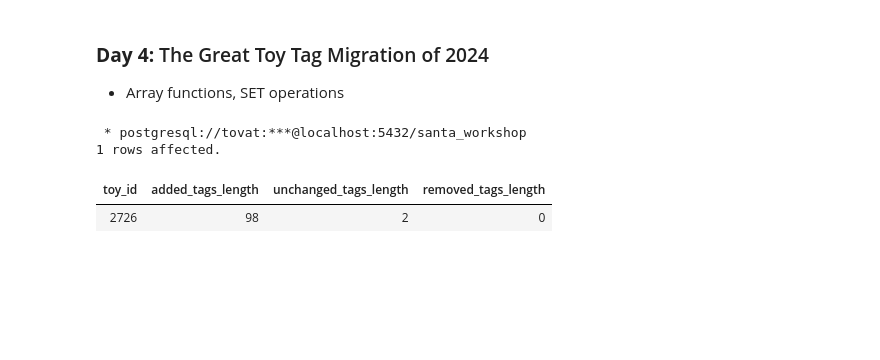
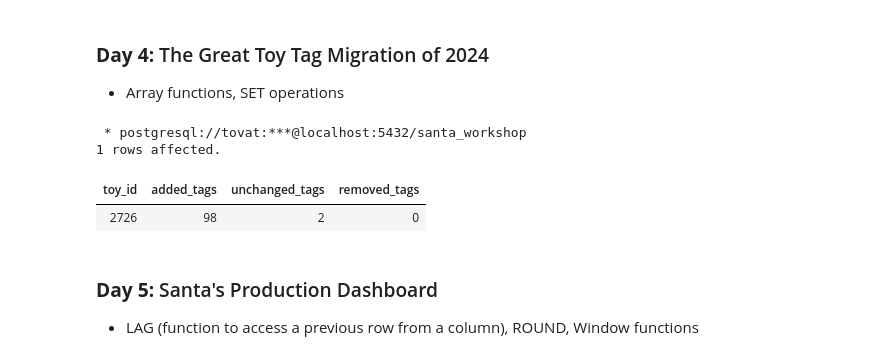
Before and after one commit to tovat/SQL-Advent-Calendars, a Jupyter notebook: advent-of-sql.ipynb, the cells around one changed output. Drawn from its saved outputs; the diff is of its cells as text; code cells hidden in the pictures; blank space fills up the shorter version.

```diff
--- a/advent-of-sql.ipynb
+++ b/advent-of-sql.ipynb
@@ -115,37 +115,34 @@ LIMIT 1;
 # %%
 %%sql
 
-WITH tag_analysis AS (
-    SELECT
-        toy_id,
-        toy_name,
-        -- Find new tags that were added
-        ARRAY(SELECT UNNEST(new_tags) EXCEPT SELECT UNNEST(previous_tags)) AS added_tags,
-        -- Find unchanged tags
-        ARRAY(SELECT UNNEST(new_tags) INTERSECT SELECT UNNEST(previous_tags)) AS unchanged_tags,
-        -- Find removed tags
-        ARRAY(SELECT UNNEST(previous_tags) EXCEPT SELECT UNNEST(new_tags)) AS removed_tags
-    FROM toy_production
-),
-tag_summary AS (
-    SELECT
-        toy_id,
-        toy_name,
-        COALESCE(ARRAY_LENGTH(added_tags, 1), 0) AS added_tags_length,
-        COALESCE(ARRAY_LENGTH(unchanged_tags, 1), 0) AS unchanged_tags_length,
-        COALESCE(ARRAY_LENGTH(removed_tags, 1), 0) AS removed_tags_length
-    FROM tag_analysis
-)
-SELECT
-    toy_id,
-    added_tags_length,
-    unchanged_tags_length,
-    removed_tags_length
-FROM tag_summary
-ORDER BY added_tags_length DESC
+SELECT toy_id,
+    -- Count new tags that were added
+    (SELECT COUNT(*)
+    from (
+        SELECT UNNEST(new_tags)
+        EXCEPT
+        SELECT UNNEST(previous_tags)) as added_set) as added_tags,
+    -- Count unchanged tags
+    (SELECT COUNT(*)
+    from (
+        SELECT UNNEST(new_tags)
+        INTERSECT
+        SELECT UNNEST(previous_tags)) as unchanged_set) as unchanged_tags,
+    -- Count removed tags
+    (SELECT COUNT(*)
+    from (
+        SELECT UNNEST(previous_tags)
+        EXCEPT
+        SELECT UNNEST(new_tags)) as removed_set) as removed_tags
+from toy_production
+ORDER BY added_tags DESC
 LIMIT 1;
 # %% [output]
  * postgresql://tovat:***@localhost:5432/santa_workshop
 1 rows affected.
-| toy_id | added_tags_length | unchanged_tags_length | removed_tags_length |
+| toy_id | added_tags | unchanged_tags | removed_tags |
 | 2726 | 98 | 2 | 0 |
+# %% [markdown]
+### <b>Day 5:</b> Santa's Production Dashboard
+
+- LAG (function to access a previous row from a column), ROUND, Window functions
```
Also changed, not shown: parts of 1 cell of this notebook.
